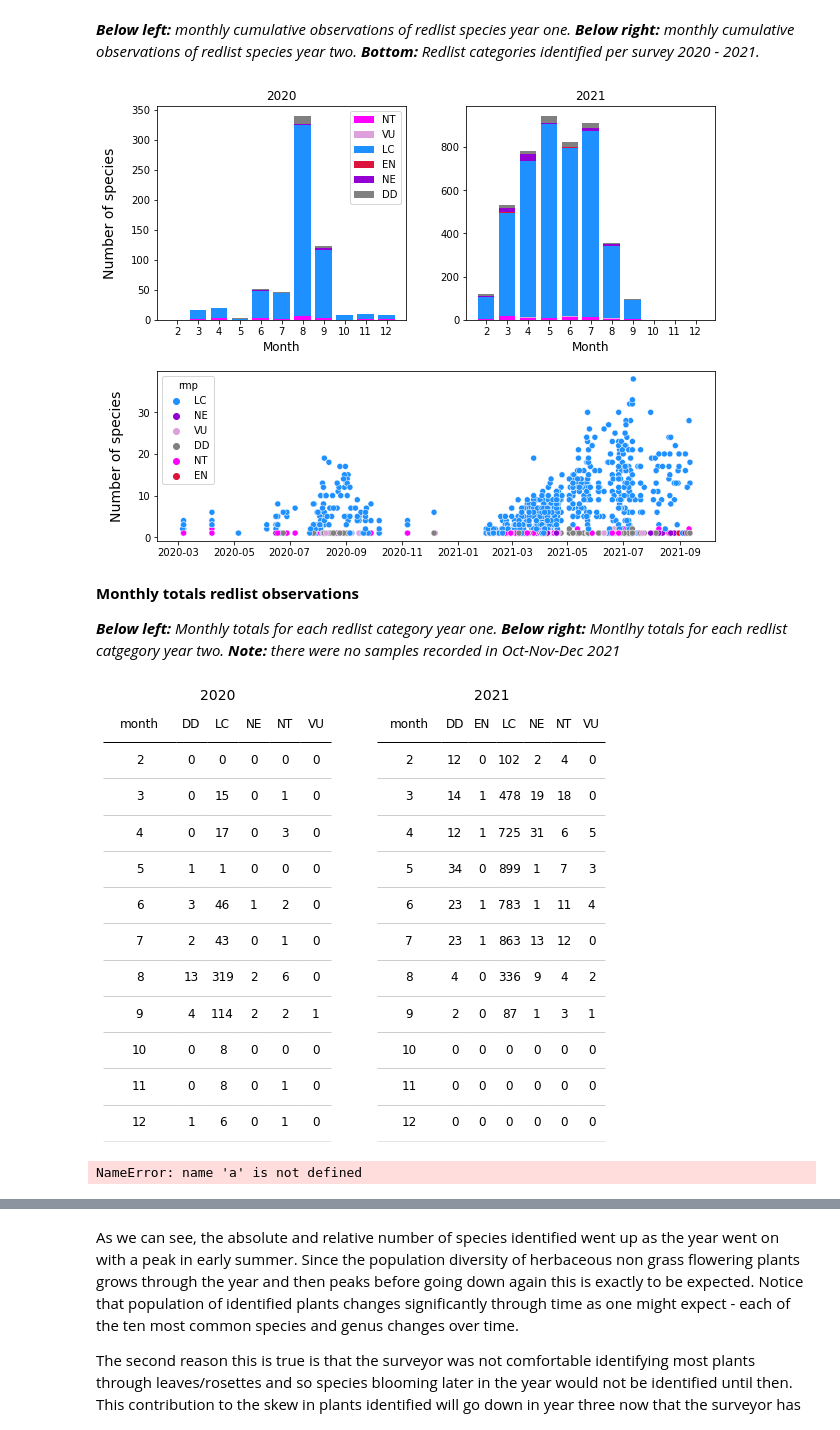
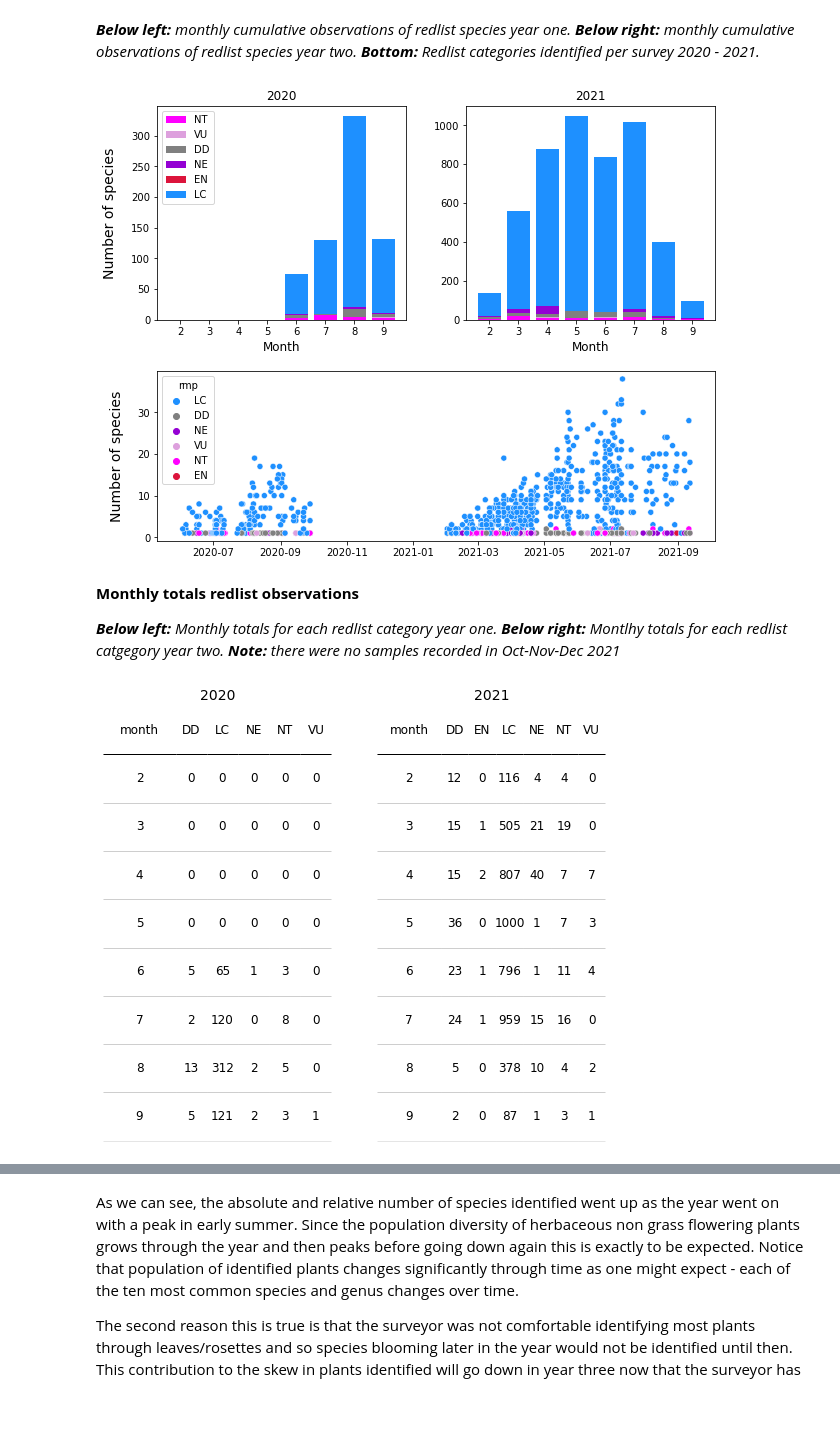
Before and after one commit to thorerismann/flora-buckets, a Jupyter notebook: newanalysis.ipynb, the cells around one changed output, grey strips where cells are left out. Saved outputs shown, nothing was run; the diff lists cells and outputs as text; code cells hidden in the pictures.

Commit message:
first use of new charts

```diff
--- a/newanalysis.ipynb
+++ b/newanalysis.ipynb
@@ -30,25 +30,10 @@ from IPython.display import display
 # date issue to fix year one (put from dd.mm.yy format -> yyyy-mm-dd format)
 # date issue to fix year two (data looks fine - check with analyst)
 # commune issue to fix (cdf in way too many communes)
-spd=pd.read_csv("resources/survey_data_20_21_geo_watch_list.csv")
+spd=pd.read_csv("resources/survey_data_lists_02_22.csv")
 spd["date"] = pd.to_datetime(spd["date"])
 spd = spd[spd["date"] < "2021-11-01"].copy()
 spd["month"] = spd["date"].dt.month
-def make_genus(data):
-    data["genus"] = data.species.map(lambda x: support_genus(x))
-    return data
-def support_genus(x):
-    """Collect the genus from the genus species. Called in functions and methods that compare genus.
-    :param x: df
-    """
-    try:
-        int_data = x.split("-")
-        data = int_data[:1]
-    except:
-        data = "none"
-    return data[0]
-spd = make_genus(spd)
-spd = spd.fillna("X")
 # %%
 # functions that will be used in each subgroup, part of analysis and in the whole data
 
@@ -544,7 +509,7 @@ axthree.set_xlabel("")
 
 plt.show()
 # %% [output]
-[figure, old version]
+[figure, new version]
 # %% [markdown]
 __Monthly totals redlist observations__
 
@@ -552,33 +517,30 @@ __Monthly totals redlist observations__
 # %%
 yone = d_yone.pivot(columns=column, index="month").fillna(0).astype("int")
 yone.columns = yone.columns.get_level_values(1)
 yone_columns = [x for x in yone.columns if x not in not_these]
 yone = yone[yone_columns].reset_index()
 
 ytwo = d_ytwo.pivot(columns=column, index="month").fillna(0).astype("int")
 ytwo.columns = ytwo.columns.get_level_values(1)
 ytwo_columns = [x for x in ytwo.columns if x not in not_these]
 ytwo = ytwo[ytwo_columns].reset_index()
 
 fig, ax = plt.subplots(1,2, figsize=(9,8))
 
 axone = ax[0]
 axtwo = ax[1]
 
 # table one
 table_one = a_simple_formatted_table(axone,yone.values,colLabels=yone.columns, colWidths=[.28, *[.12]*6], bbox=bbox)
 axone.axis("off")
 axone.set_title("2020", fontsize=14)
 
 # table two
 table_two = a_simple_formatted_table(axtwo, ytwo.values, colLabels=ytwo.columns, colWidths=[.28, *[.12]*6], bbox=bbox)
 axtwo.axis("off")
 axtwo.set_title("2021", fontsize=14)
 
+plt.title("Monthly totals redlist observations"
 plt.show()
 # %% [output]
-[figure, old version]
+[figure, new version]
-# %%
-a.values
-# %% [output]
-NameError: name 'a' is not defined
```
Also changed, not shown: parts of 29 cells of this notebook, 2 other files.
